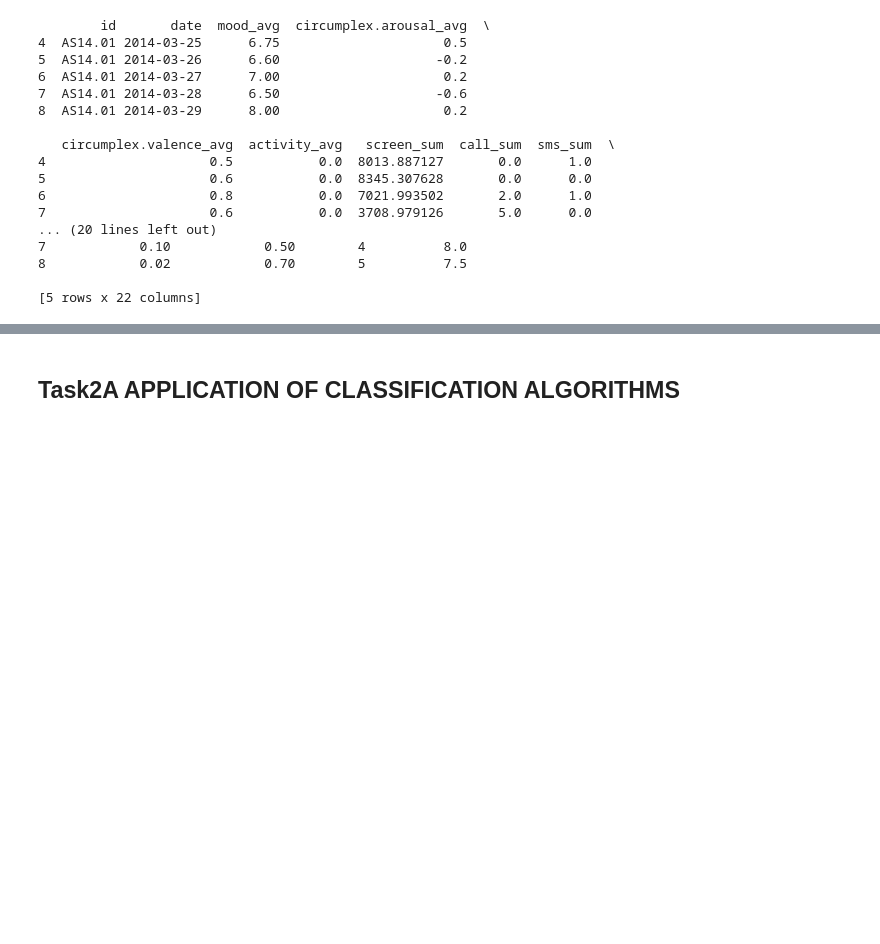
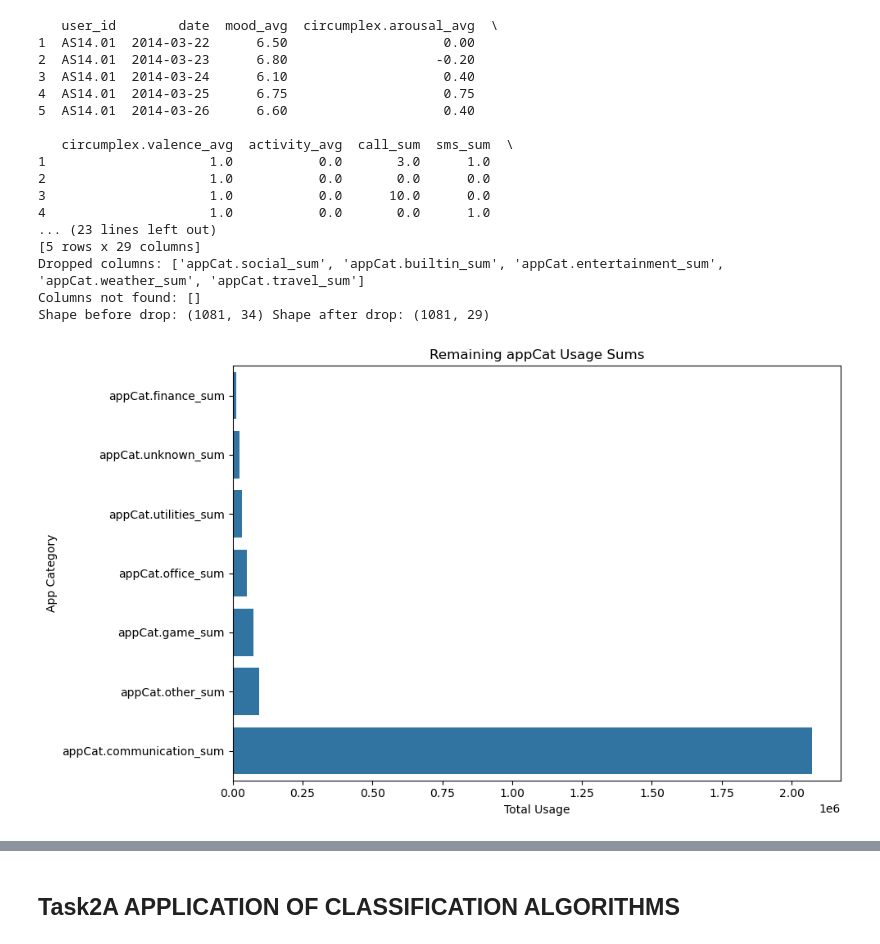
Before and after one commit to AmrAdwan/Data_Mining1, a Jupyter notebook: Data Cleaning + Feature Engineering + Classification + Association Rules.ipynb, the cells around one changed output, grey strips where cells are left out. Saved outputs shown, nothing was run; the diff lists cells and outputs as text; code cells hidden in the pictures; blank space fills up the shorter version.

```diff
--- a/Data Cleaning + Feature Engineering + Classification + Association Rules.ipynb
+++ b/Data Cleaning + Feature Engineering + Classification + Association Rules.ipynb
@@ -209,28 +229,50 @@ appCat.utilities_sum     0.052891
 # %%
-dataset_all = dataset.copy()
-columns_to_drop = ['appCat.social_sum', 'appCat.builtin_sum',
-                   'appCat.entertainment_sum', 'appCat.weather_sum',
-                   'appCat.travel_sum']
+full_df = final_df.copy()
+cols_to_drop = [
+    'appCat.social_sum', 'appCat.builtin_sum',
+    'appCat.entertainment_sum', 'appCat.weather_sum',
+    'appCat.travel_sum'
+]
+pruned_df = full_df.drop(columns=cols_to_drop, errors='ignore')
+print(pruned_df.head())
 
-dataset = dataset.drop(columns=columns_to_drop)
+dropped_cols = [c for c in cols_to_drop if c in full_df.columns]
+missing_cols = [c for c in cols_to_drop if c not in full_df.columns]
+print("Dropped columns:", dropped_cols)
+print("Columns not found:", missing_cols)
+print("Shape before drop:", full_df.shape, "Shape after drop:", pruned_df.shape)
 
-print(dataset.head())
+pruned_df.to_csv('pruned_dataset.csv', index=False)
+
+remaining_appcat = [c for c in pruned_df.columns if c.startswith('appCat')]
+if remaining_appcat:
+    import matplotlib.pyplot as plt
+    import seaborn as sns
+    sums = pruned_df[remaining_appcat].sum().sort_values()
+    plt.figure(figsize=(10, 6))
+    sns.barplot(x=sums.values, y=sums.index)
+    plt.xlabel("Total Usage")
+    plt.ylabel("App Category")
+    plt.title("Remaining appCat Usage Sums")
+    plt.tight_layout()
+    plt.show()
 # %% [output]
-        id       date  mood_avg  circumplex.arousal_avg  \
-4  AS14.01 2014-03-25      6.75                     0.5
-5  AS14.01 2014-03-26      6.60                    -0.2
-6  AS14.01 2014-03-27      7.00                     0.2
-7  AS14.01 2014-03-28      6.50                    -0.6
-8  AS14.01 2014-03-29      8.00                     0.2
+   user_id        date  mood_avg  circumplex.arousal_avg  \
+1  AS14.01  2014-03-22      6.50                    0.00
+2  AS14.01  2014-03-23      6.80                   -0.20
+3  AS14.01  2014-03-24      6.10                    0.40
+4  AS14.01  2014-03-25      6.75                    0.75
+5  AS14.01  2014-03-26      6.60                    0.40
 
-   circumplex.valence_avg  activity_avg   screen_sum  call_sum  sms_sum  \
-4                     0.5           0.0  8013.887127       0.0      1.0
-5                     0.6           0.0  8345.307628       0.0      0.0
-6                     0.8           0.0  7021.993502       2.0      1.0
-7                     0.6           0.0  3708.979126       5.0      0.0
-... (20 lines left out)
-7            0.10            0.50        4          8.0
-8            0.02            0.70        5          7.5
-
-[5 rows x 22 columns]
+   circumplex.valence_avg  activity_avg  call_sum  sms_sum  \
+1                     1.0           0.0       3.0      1.0
+2                     1.0           0.0       0.0      0.0
+3                     1.0           0.0      10.0      0.0
+4                     1.0           0.0       0.0      1.0
+... (23 lines left out)
+[5 rows x 29 columns]
+Dropped columns: ['appCat.social_sum', 'appCat.builtin_sum', 'appCat.entertainment_sum', 'appCat.weather_sum', 'appCat.travel_sum']
+Columns not found: []
+Shape before drop: (1081, 34) Shape after drop: (1081, 29)
+[figure, added]
 # %%
```
Also changed, not shown: parts of 18 cells of this notebook, 2 other files.
